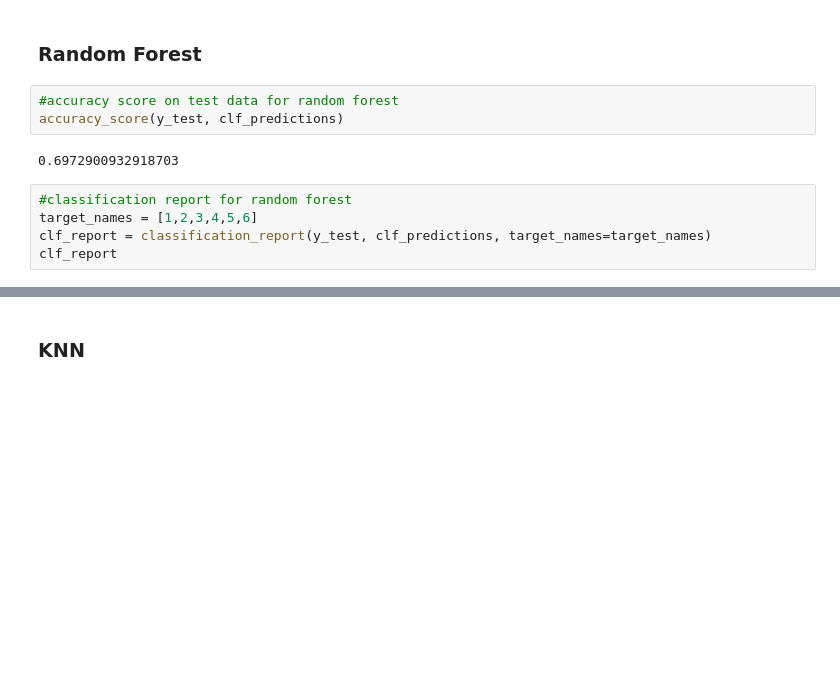
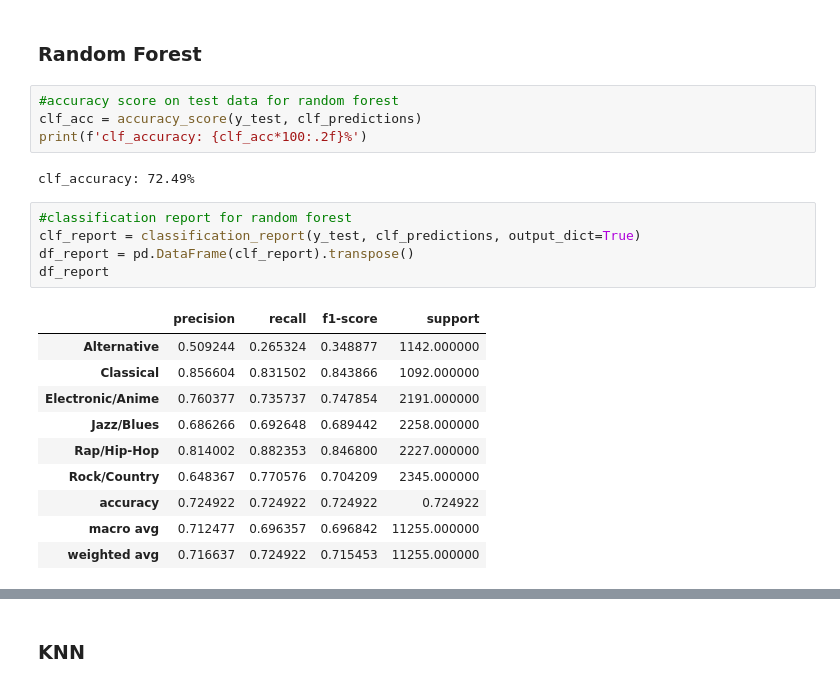
Before and after one commit to albertmirek/4iz566-py-music, a Jupyter notebook: main.ipynb, the cells around one changed output, grey strips where cells are left out. Saved outputs shown, nothing was run; the diff lists cells and outputs as text; blank space fills up the shorter version.

```diff
--- a/main.ipynb
+++ b/main.ipynb
@@ -426,11 +467,23 @@ print("Accuracy on test data:", accuracy_score(y_pred,y_test))
 ### Random Forest
 # %%
 #accuracy score on test data for random forest
-accuracy_score(y_test, clf_predictions)
+clf_acc = accuracy_score(y_test, clf_predictions)
+print(f'clf_accuracy: {clf_acc*100:.2f}%')
 # %% [output]
-0.6972900932918703
+clf_accuracy: 72.49%
 # %%
 #classification report for random forest
-target_names = [1,2,3,4,5,6]
-clf_report = classification_report(y_test, clf_predictions, target_names=target_names)
-clf_report
+clf_report = classification_report(y_test, clf_predictions, output_dict=True)
+df_report = pd.DataFrame(clf_report).transpose()
+df_report
+# %% [output]
+|  | precision | recall | f1-score | support |
+| Alternative | 0.509244 | 0.265324 | 0.348877 | 1142.000000 |
+| Classical | 0.856604 | 0.831502 | 0.843866 | 1092.000000 |
+| Electronic/Anime | 0.760377 | 0.735737 | 0.747854 | 2191.000000 |
+| Jazz/Blues | 0.686266 | 0.692648 | 0.689442 | 2258.000000 |
+| Rap/Hip-Hop | 0.814002 | 0.882353 | 0.846800 | 2227.000000 |
+| Rock/Country | 0.648367 | 0.770576 | 0.704209 | 2345.000000 |
+| accuracy | 0.724922 | 0.724922 | 0.724922 | 0.724922 |
+| macro avg | 0.712477 | 0.696357 | 0.696842 | 11255.000000 |
+| weighted avg | 0.716637 | 0.724922 | 0.715453 | 11255.000000 |
```
Also changed, not shown: parts of 34 cells of this notebook.
